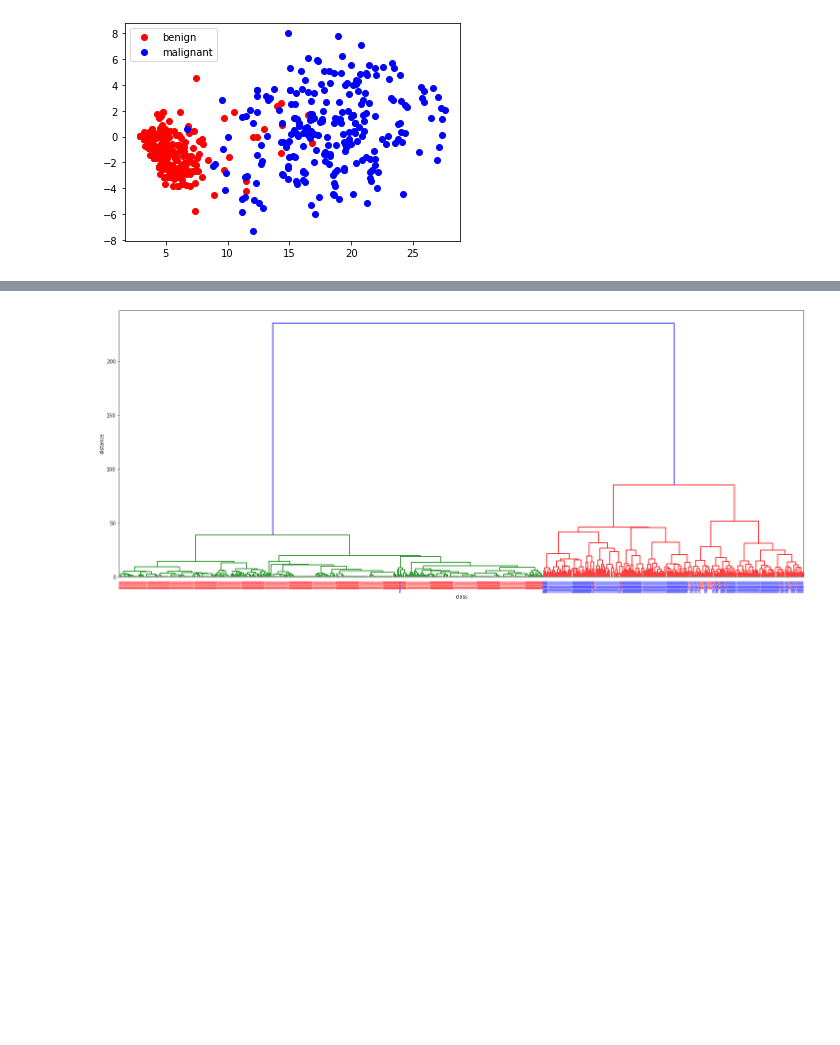
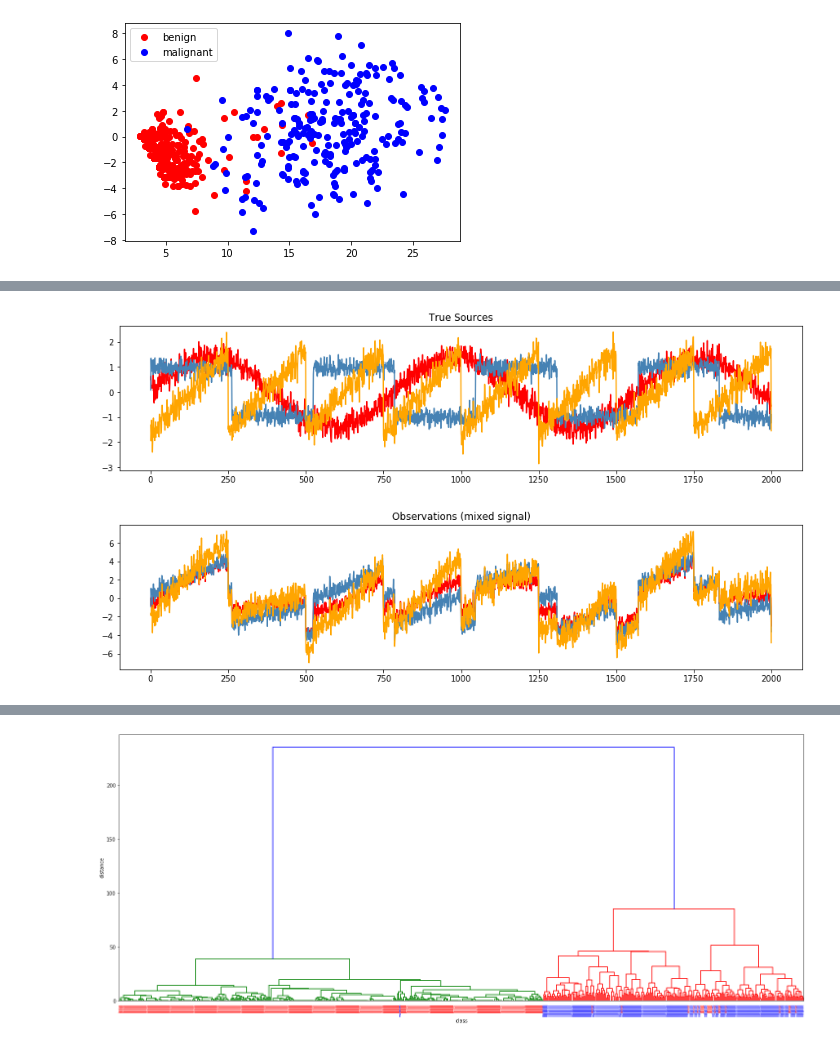
Before and after one commit to jtaenzer/UnsupervisedWorkshop, a Jupyter notebook: unsupervised_workshop.ipynb, the cells around one changed output, grey strips where cells are left out. Cells and saved outputs as stored; diff of their text form; code cells hidden in the pictures; blank space fills up the shorter version.

```diff
--- a/unsupervised_workshop.ipynb
+++ b/unsupervised_workshop.ipynb
@@ -78,0 +107,33 @@ plt.legend(loc="upper left")
+# %%
+from scipy import signal
+
+np.random.seed(0)
+n_samples = 2000
+time = np.linspace(0, 8, n_samples)
+
+s1 = np.sin(2 * time)  # Signal 1 : sinusoidal signal
+s2 = np.sign(np.sin(3 * time))  # Signal 2 : square signal
+s3 = signal.sawtooth(2 * np.pi * time)  # Signal 3: saw tooth signal
+
+S = np.c_[s1, s2, s3]
+S += 0.2 * np.random.normal(size=S.shape)  # Add noise
+
+S /= S.std(axis=0)  # Standardize data
+# Mix data
+A = np.array([[1, 1, 1], [0.5, 2, 1.0], [1.5, 1.0, 2.0]])  # Mixing matrix
+X = np.dot(S, A.T)  # Generate observations
+
+models = [S, X]
+names = ["True Sources", "Observations (mixed signal)"]
+colors = ["red", "steelblue", "orange"]
+
+for ii, (model, name) in enumerate(zip(models, names), 1):
+    plt.figure(figsize=(15, 15))
+    plt.subplot(4, 1, ii)
+    plt.title(name)
+    for sig, color in zip(model.T, colors):
+        plt.plot(sig, color=color)
+    plt.show()
+# %% [output]
+[figure, added]
+[figure, added]
```
Also changed, not shown: parts of 21 cells of this notebook.
